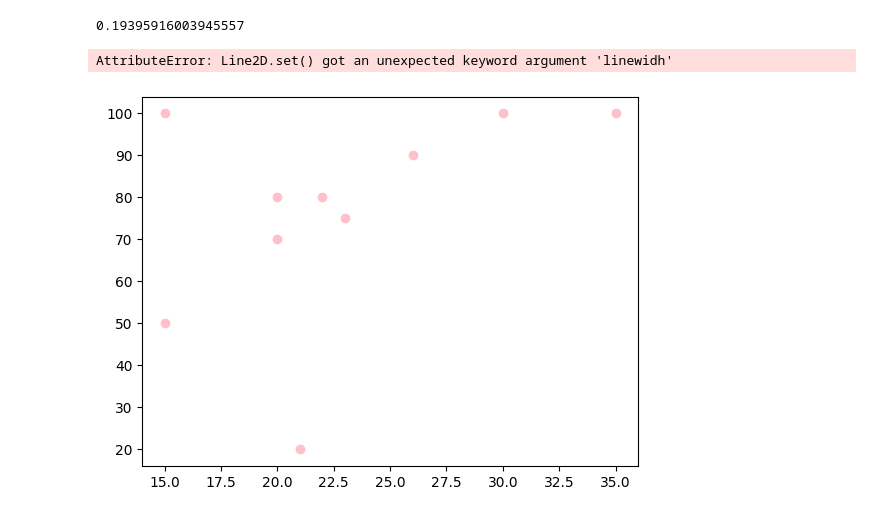
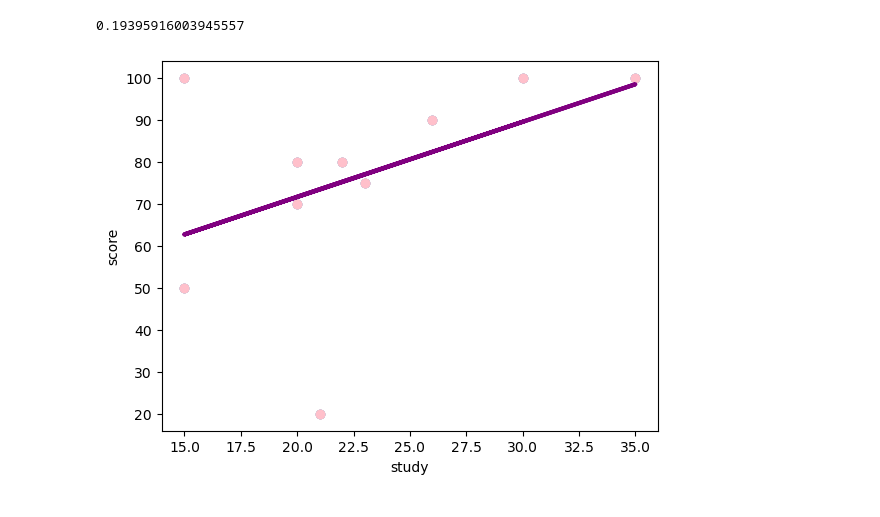
Before and after one commit to sehiri03/data-science-notes, a Jupyter notebook: 회귀분석 실습.ipynb, the cells around one changed output. Saved outputs shown, nothing was run; the diff lists cells and outputs as text; code cells hidden in the pictures.

```diff
--- a/회귀분석 실습.ipynb
+++ b/회귀분석 실습.ipynb
@@ -57,10 +56,9 @@ r2_score(y, y_pred)
 0.19395916003945557
 # %%
 plt.scatter(x, y, color='pink')
-plt.plot(x, y_pred, color='purple', linewidh=3)
+plt.plot(x, y_pred, color='purple', linewidth=3)
 plt.xlabel("study")
 plt.ylabel("score")
 plt.show()
 # %% [output]
-AttributeError: Line2D.set() got an unexpected keyword argument 'linewidh'
-[figure, old version]
+[figure, new version]
```
Also changed, not shown: parts of 1 cell of this notebook.
